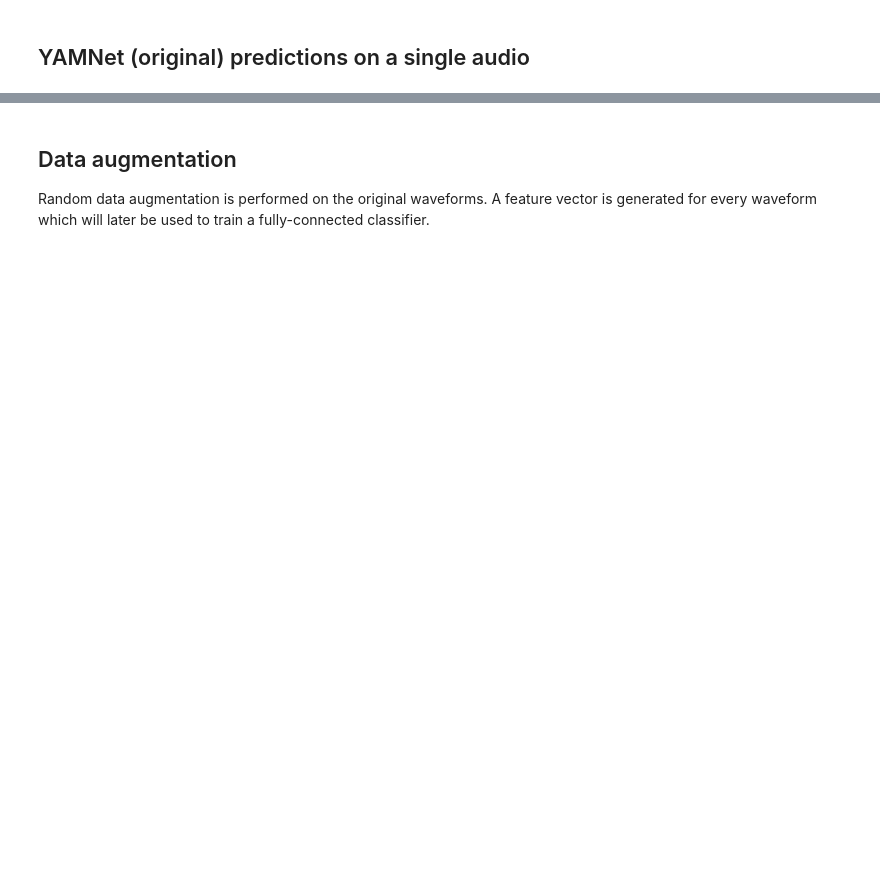
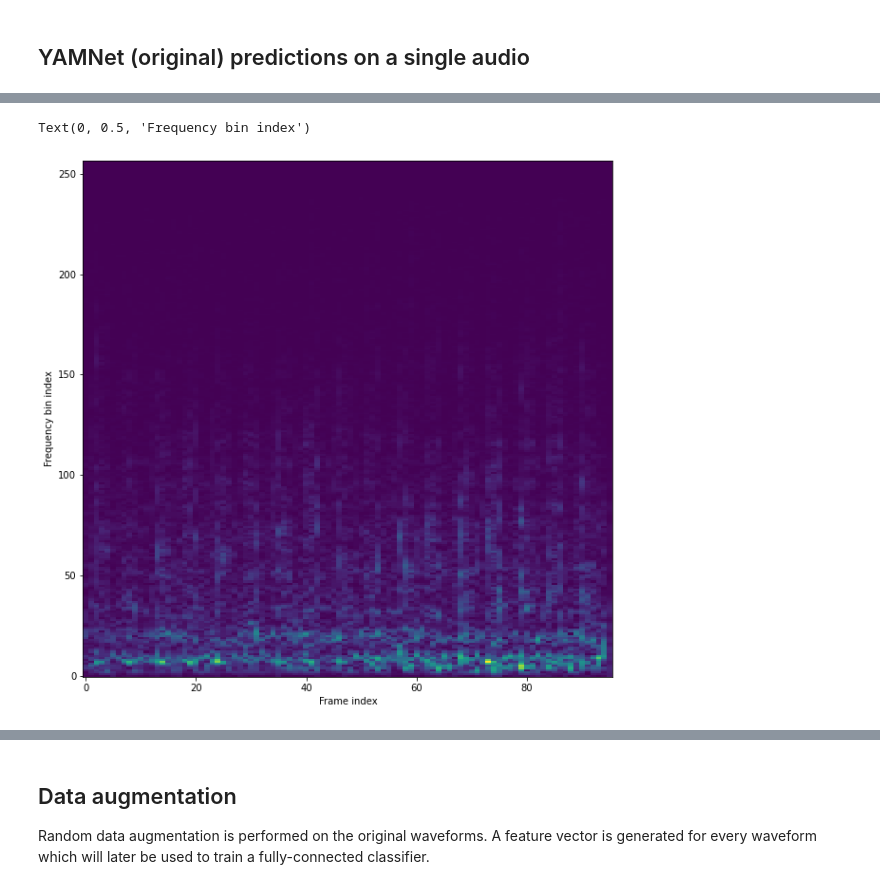
Before and after one commit to jmariscal-harana/yamnet_planes, a Jupyter notebook: yamnet_planes_train.ipynb, the cells around one changed output, grey strips where cells are left out. Cells and saved outputs as stored; diff of their text form; code cells hidden in the pictures; blank space fills up the shorter version.

```diff
--- a/yamnet_planes_train.ipynb
+++ b/yamnet_planes_train.ipynb
@@ -122,0 +127,11 @@ play_audio(file_tmp,DESIRED_SR,waveform)
+# %%
+# Visualize the results
+plt.figure(figsize=(10, 10))
+
+# Plot the magnitude spectrogram
+plt.imshow(magnitude_spectrogram.T, aspect='auto', interpolation='nearest', origin='bottom')
+plt.xlabel('Frame index')
+plt.ylabel('Frequency bin index')
+# %% [output]
+Text(0, 0.5, 'Frequency bin index')
+[figure, added]
```
Also changed, not shown: parts of 13 cells of this notebook.
